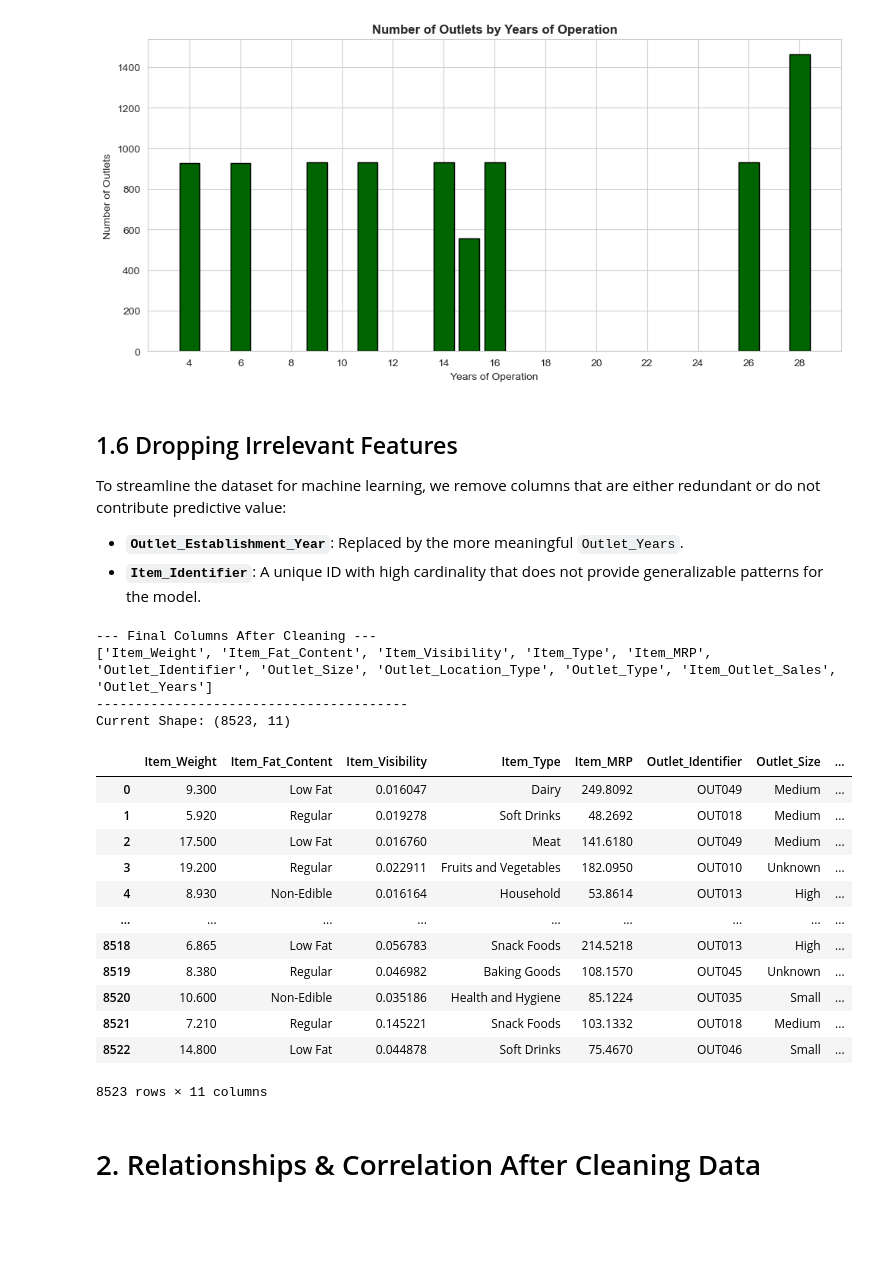
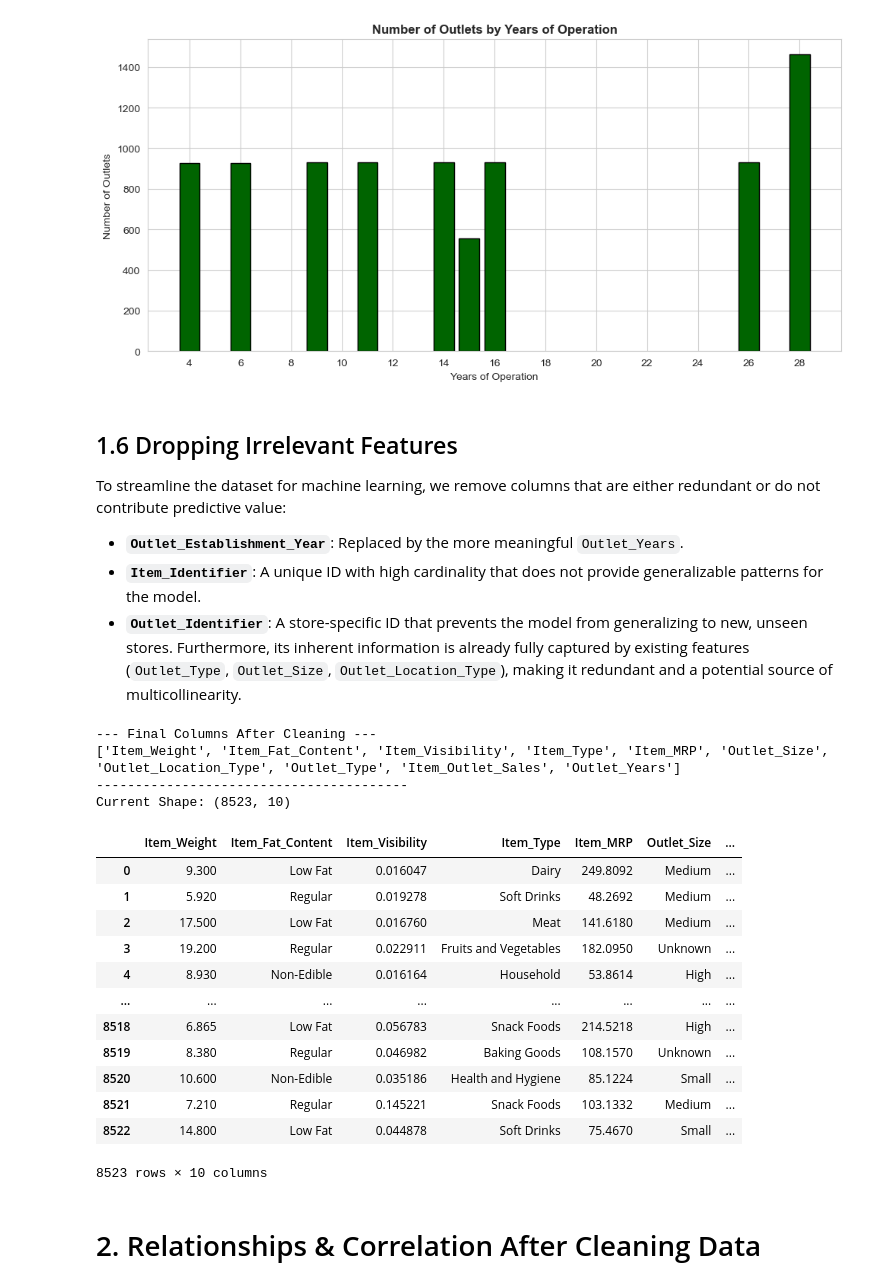
Before and after one commit to baobean/CSC14005-Lab2, a Jupyter notebook: Data_Preparation/data_preparation.ipynb, the cells around one changed output. Saved outputs shown, nothing was run; the diff lists cells and outputs as text; code cells hidden in the pictures; blank space fills up the shorter version.

Commit message:
add drop outlet_identifier

```diff
--- a/Data_Preparation/data_preparation.ipynb
+++ b/Data_Preparation/data_preparation.ipynb
@@ -363,37 +366,38 @@ plt.show()
 To streamline the dataset for machine learning, we remove columns that are either redundant or do not contribute predictive value:
 * **`Outlet_Establishment_Year`**: Replaced by the more meaningful `Outlet_Years`.
 * **`Item_Identifier`**: A unique ID with high cardinality that does not provide generalizable patterns for the model.
+* **`Outlet_Identifier`**: A store-specific ID that prevents the model from generalizing to new, unseen stores. Furthermore, its inherent information is already fully captured by existing features (`Outlet_Type`, `Outlet_Size`, `Outlet_Location_Type`), making it redundant and a potential source of multicollinearity.
 # %%
 # List of columns to drop
-cols_to_drop = ['Item_Identifier', 'Outlet_Establishment_Year']
+cols_to_drop = ['Item_Identifier', 'Outlet_Establishment_Year', 'Outlet_Identifier']
 
 # Drop the columns
 df.drop(columns=cols_to_drop, inplace=True)
 
 # Verify the final structure of the cleaned dataset
 print("--- Final Columns After Cleaning ---")
 print(df.columns.tolist())
 print("-" * 40)
 print(f"Current Shape: {df.shape}")
 display(df)
 # %% [output]
 --- Final Columns After Cleaning ---
-['Item_Weight', 'Item_Fat_Content', 'Item_Visibility', 'Item_Type', 'Item_MRP', 'Outlet_Identifier', 'Outlet_Size', 'Outlet_Location_Type', 'Outlet_Type', 'Item_Outlet_Sales', 'Outlet_Years']
+['Item_Weight', 'Item_Fat_Content', 'Item_Visibility', 'Item_Type', 'Item_MRP', 'Outlet_Size', 'Outlet_Location_Type', 'Outlet_Type', 'Item_Outlet_Sales', 'Outlet_Years']
 ----------------------------------------
-Current Shape: (8523, 11)
+Current Shape: (8523, 10)
-|  | Item_Weight | Item_Fat_Content | Item_Visibility | Item_Type | Item_MRP | Outlet_Identifier | Outlet_Size | ... |
-| 0 | 9.300 | Low Fat | 0.016047 | Dairy | 249.8092 | OUT049 | Medium | ... |
-| 1 | 5.920 | Regular | 0.019278 | Soft Drinks | 48.2692 | OUT018 | Medium | ... |
-| 2 | 17.500 | Low Fat | 0.016760 | Meat | 141.6180 | OUT049 | Medium | ... |
-| 3 | 19.200 | Regular | 0.022911 | Fruits and Vegetables | 182.0950 | OUT010 | Unknown | ... |
-| 4 | 8.930 | Non-Edible | 0.016164 | Household | 53.8614 | OUT013 | High | ... |
-| ... | ... | ... | ... | ... | ... | ... | ... | ... |
-| 8518 | 6.865 | Low Fat | 0.056783 | Snack Foods | 214.5218 | OUT013 | High | ... |
-| 8519 | 8.380 | Regular | 0.046982 | Baking Goods | 108.1570 | OUT045 | Unknown | ... |
-| 8520 | 10.600 | Non-Edible | 0.035186 | Health and Hygiene | 85.1224 | OUT035 | Small | ... |
-| 8521 | 7.210 | Regular | 0.145221 | Snack Foods | 103.1332 | OUT018 | Medium | ... |
-| 8522 | 14.800 | Low Fat | 0.044878 | Soft Drinks | 75.4670 | OUT046 | Small | ... |
+|  | Item_Weight | Item_Fat_Content | Item_Visibility | Item_Type | Item_MRP | Outlet_Size | ... |
+| 0 | 9.300 | Low Fat | 0.016047 | Dairy | 249.8092 | Medium | ... |
+| 1 | 5.920 | Regular | 0.019278 | Soft Drinks | 48.2692 | Medium | ... |
+| 2 | 17.500 | Low Fat | 0.016760 | Meat | 141.6180 | Medium | ... |
+| 3 | 19.200 | Regular | 0.022911 | Fruits and Vegetables | 182.0950 | Unknown | ... |
+| 4 | 8.930 | Non-Edible | 0.016164 | Household | 53.8614 | High | ... |
+| ... | ... | ... | ... | ... | ... | ... | ... |
+| 8518 | 6.865 | Low Fat | 0.056783 | Snack Foods | 214.5218 | High | ... |
+| 8519 | 8.380 | Regular | 0.046982 | Baking Goods | 108.1570 | Unknown | ... |
+| 8520 | 10.600 | Non-Edible | 0.035186 | Health and Hygiene | 85.1224 | Small | ... |
+| 8521 | 7.210 | Regular | 0.145221 | Snack Foods | 103.1332 | Medium | ... |
+| 8522 | 14.800 | Low Fat | 0.044878 | Soft Drinks | 75.4670 | Small | ... |
-8523 rows × 11 columns
+8523 rows × 10 columns
 # %% [markdown]
 # 2. Relationships & Correlation After Cleaning Data
 # %% [markdown]
```
Also changed, not shown: parts of 1 cell of this notebook.
